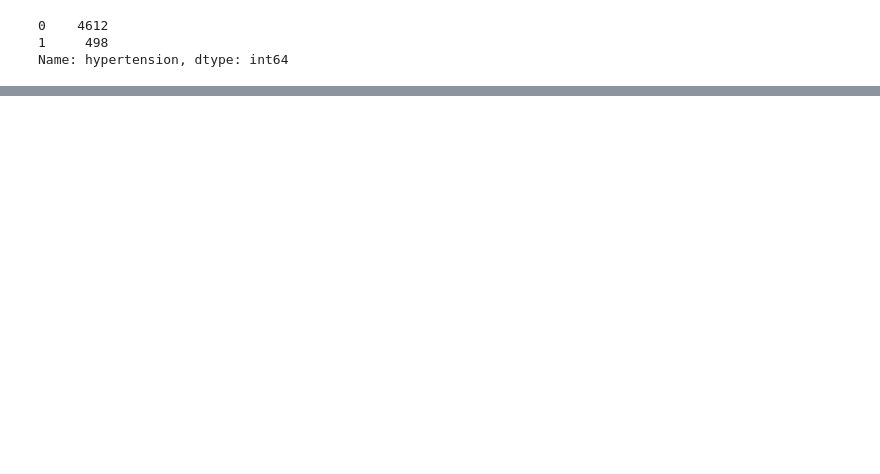
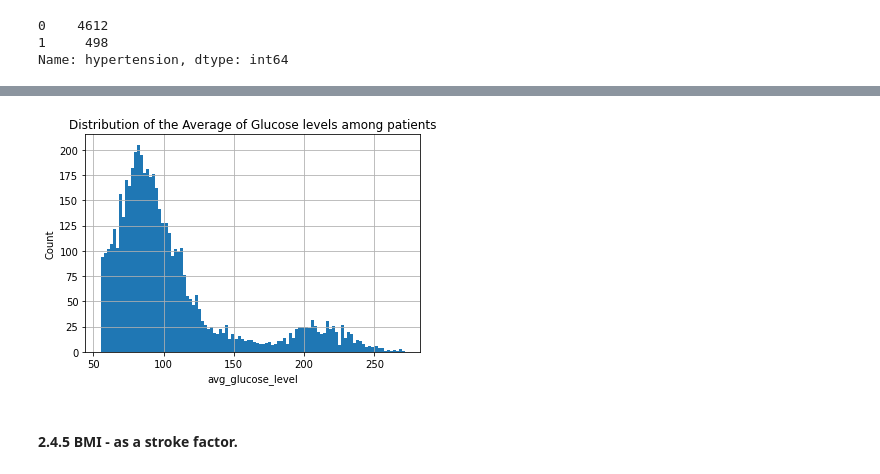
Before and after one commit to FayD21/Capstone-2-Stroke-Prediction, a Jupyter notebook: Notebooks/Stroke_data_wrangling_EDA_02.ipynb, the cells around one changed output, grey strips where cells are left out. Drawn from its saved outputs; the diff is of its cells as text; code cells hidden in the pictures; blank space fills up the shorter version.

```diff
--- a/Notebooks/Stroke_data_wrangling_EDA_02.ipynb
+++ b/Notebooks/Stroke_data_wrangling_EDA_02.ipynb
@@ -783,0 +377,12 @@ save_file(state_summary, 'state_summary.csv', datapath)
+# %%
+stroke_data.avg_glucose_level.hist(bins=100)
+plt.xlabel('avg_glucose_level')
+plt.ylabel('Count')
+plt.title('Distribution of the Average of Glucose levels among patients');
+
+#since the ADA recommends between 80 to 130 mg, we can see that most of our patients are in that healthy range.
+#the patients with high blood sugar, that curve that starts from 175mg to 250mg is something to look out for.
+# %% [output]
+[figure, added]
+# %% [markdown]
+#### 2.4.5  BMI - as a stroke factor.<a id=''></a>
```
Also changed, not shown: parts of 193 cells of this notebook.
